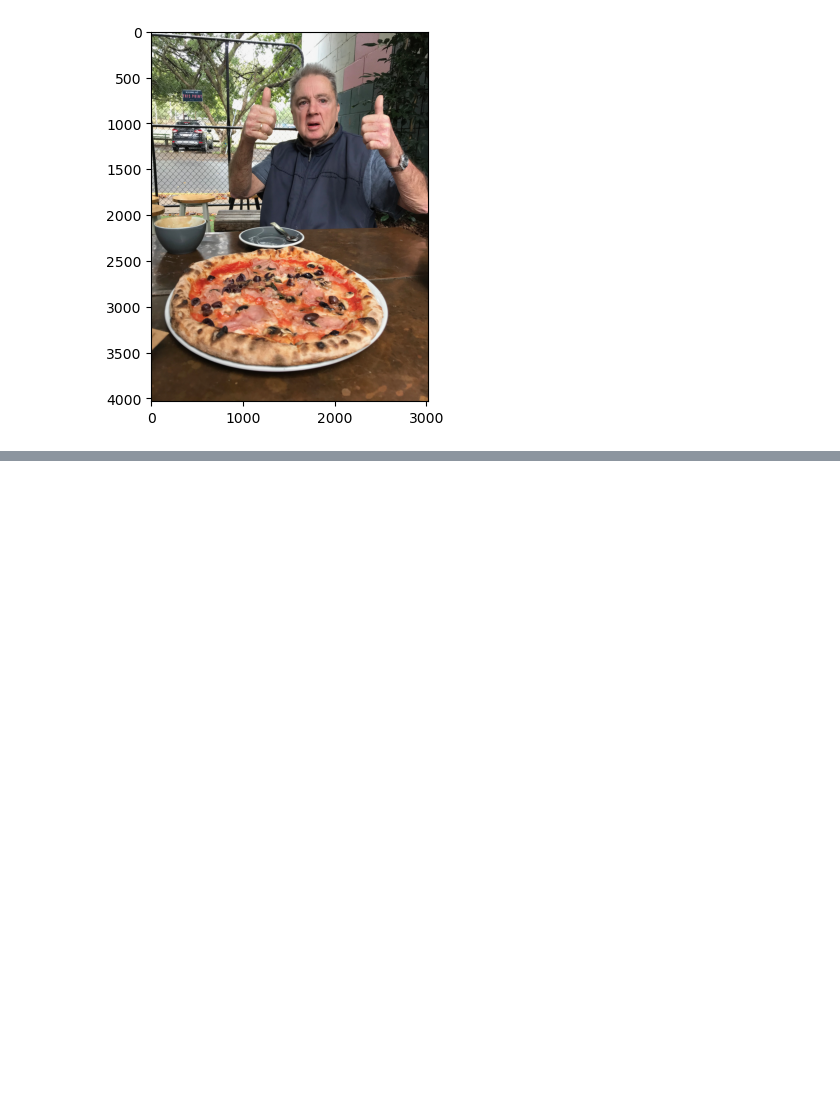
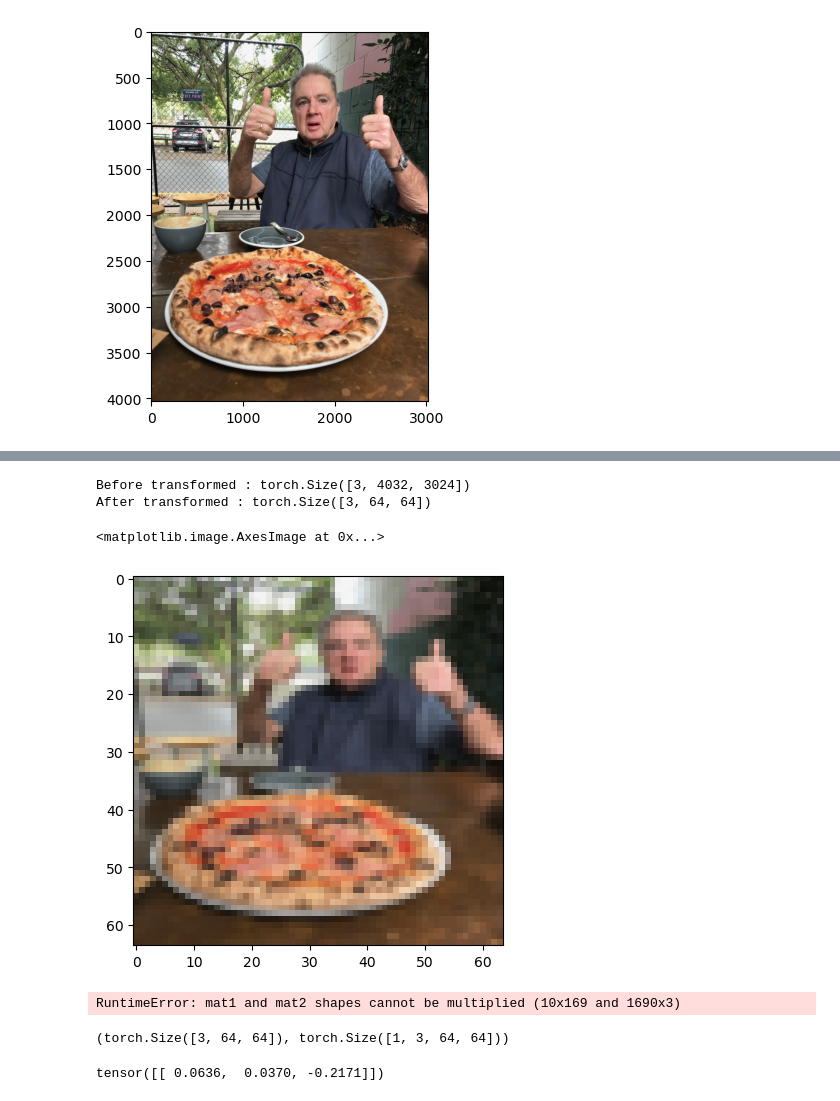
Before and after one commit to diyangraditya/PyTorchLearnings_UDEMY, a Jupyter notebook: Notebooks/UDEMY_04_PyTorch_custom_datasets.ipynb, the cells around one changed output, grey strips where cells are left out. Cells and saved outputs as stored; diff of their text form; code cells hidden in the pictures; blank space fills up the shorter version.

```diff
--- a/Notebooks/UDEMY_04_PyTorch_custom_datasets.ipynb
+++ b/Notebooks/UDEMY_04_PyTorch_custom_datasets.ipynb
@@ -1342,0 +1394,34 @@ plt.imshow(custom_image_uint8.permute(1, 2, 0))
+# %%
+# create transform pipeline to resize image
+custom_image_transform = transforms.Compose([
+    transforms.Resize(size=(64, 64)),
+    # transforms.RandomHorizontalFlip(0.5),
+    # transforms.ToTensor()
+])
+
+custom_image_transformed = custom_image_transform(custom_image)
+# %%
+# print out the shapes
+print(f"Before transformed : {custom_image.shape}")
+
+# after transformed
+print(f"After transformed : {custom_image_transformed.shape}")
+# %% [output]
+Before transformed : torch.Size([3, 4032, 3024])
+After transformed : torch.Size([3, 64, 64])
+# %%
+plt.imshow(custom_image_transformed.permute(1, 2, 0))
+# %% [output]
+<matplotlib.image.AxesImage at 0x...>
+[figure, added]
+# %%
+# this will error no BS
+model_1.eval()
+with torch.inference_mode():
+    custom_image_pred = model_1(custom_image_transformed.to(device))
+# %% [output]
+RuntimeError: mat1 and mat2 shapes cannot be multiplied (10x169 and 1690x3)
+# %%
+custom_image_transformed.shape, custom_image_transformed.unsqueeze(0).shape
+# %% [output]
+(torch.Size([3, 64, 64]), torch.Size([1, 3, 64, 64]))
@@ -1342,0 +1433,4 @@ plt.imshow(custom_image_uint8.permute(1, 2, 0))
+# %%
+custom_image_pred
+# %% [output]
+tensor([[ 0.0636,  0.0370, -0.2171]])
```
Also changed, not shown: parts of 10 cells of this notebook.
